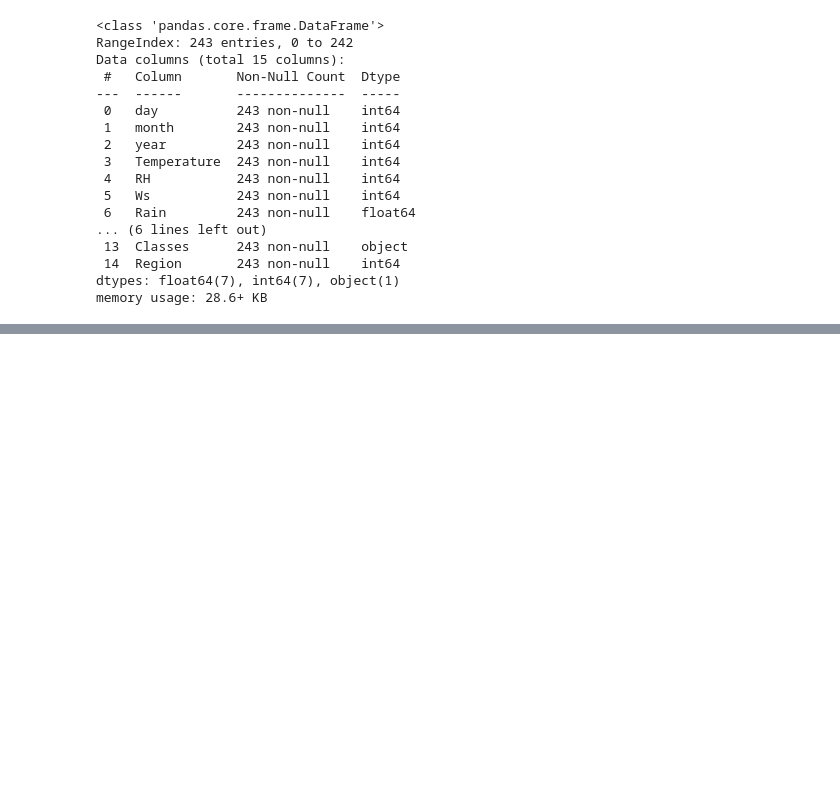
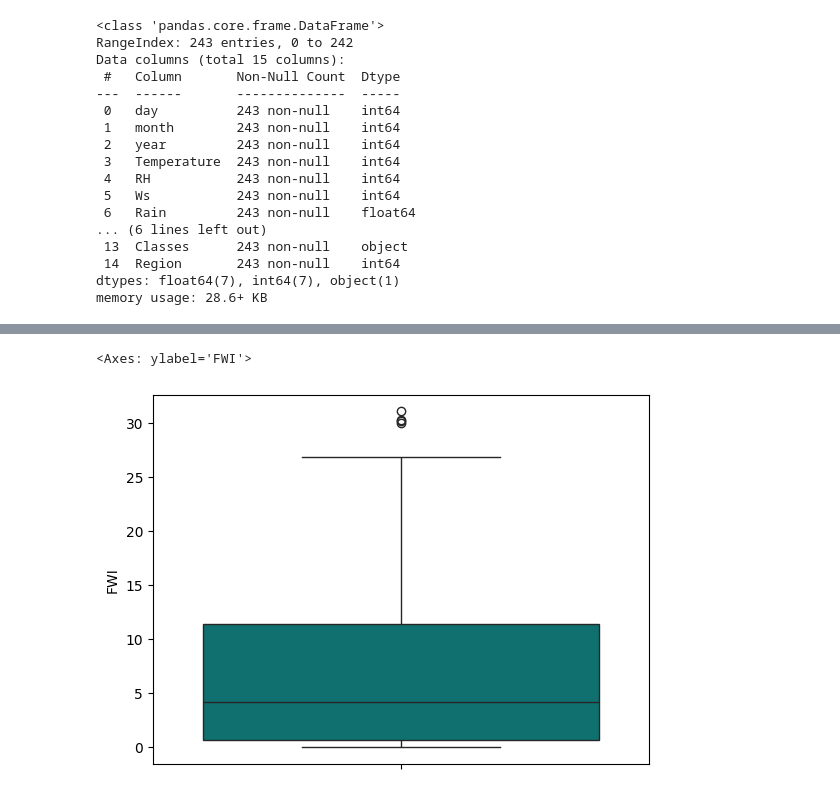
Before and after one commit to z-ABYa/ML, a Jupyter notebook: Linear regression/ridge-lasso-elasticnet-regression.ipynb, the cells around one changed output, grey strips where cells are left out. Cells and saved outputs as stored; diff of their text form; code cells hidden in the pictures; blank space fills up the shorter version.

```diff
--- a/Linear regression/ridge-lasso-elasticnet-regression.ipynb
+++ b/Linear regression/ridge-lasso-elasticnet-regression.ipynb
@@ -213,0 +311,6 @@ memory usage: 28.6+ KB
+# %%
+## Box plot
+sns.boxplot(df['FWI'], color='teal')
+# %% [output]
+<Axes: ylabel='FWI'>
+[figure, added]
```
Also changed, not shown: parts of 16 cells of this notebook.
